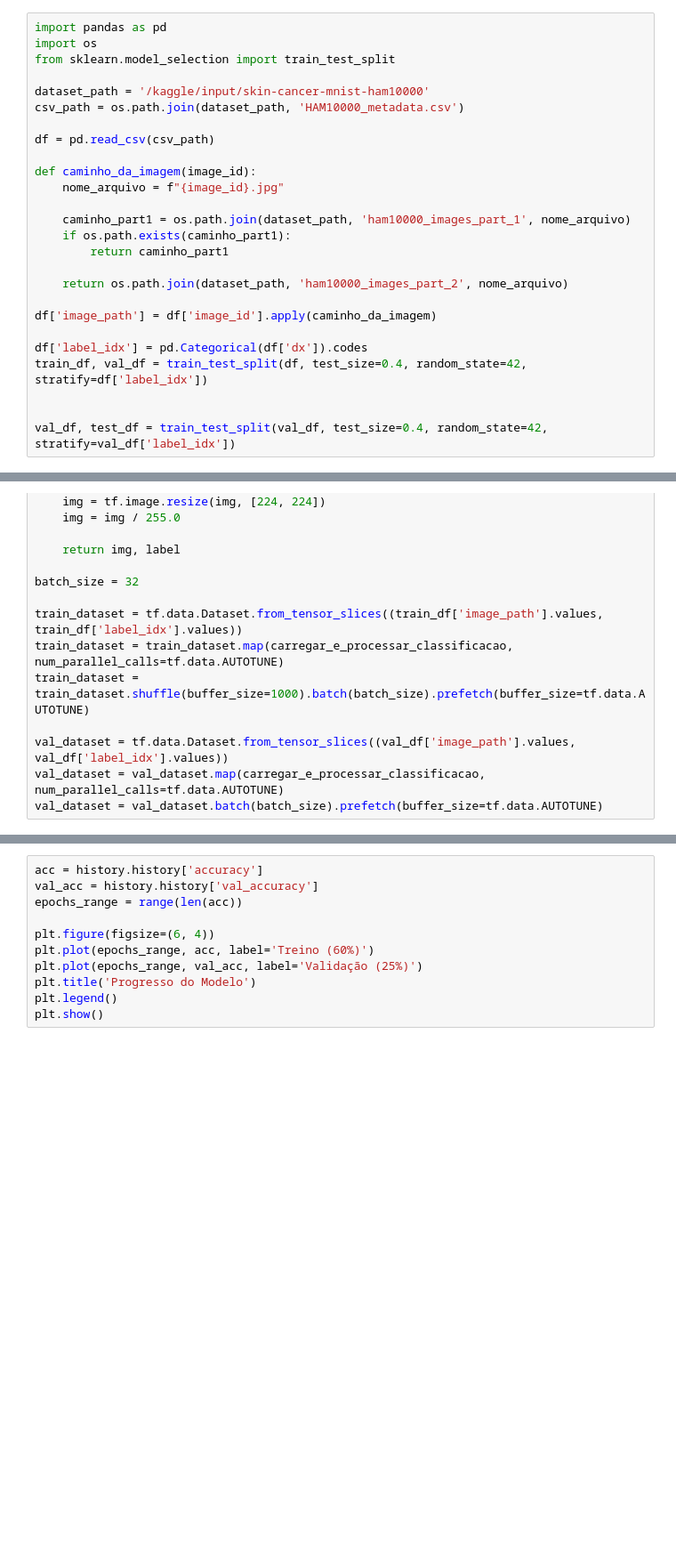
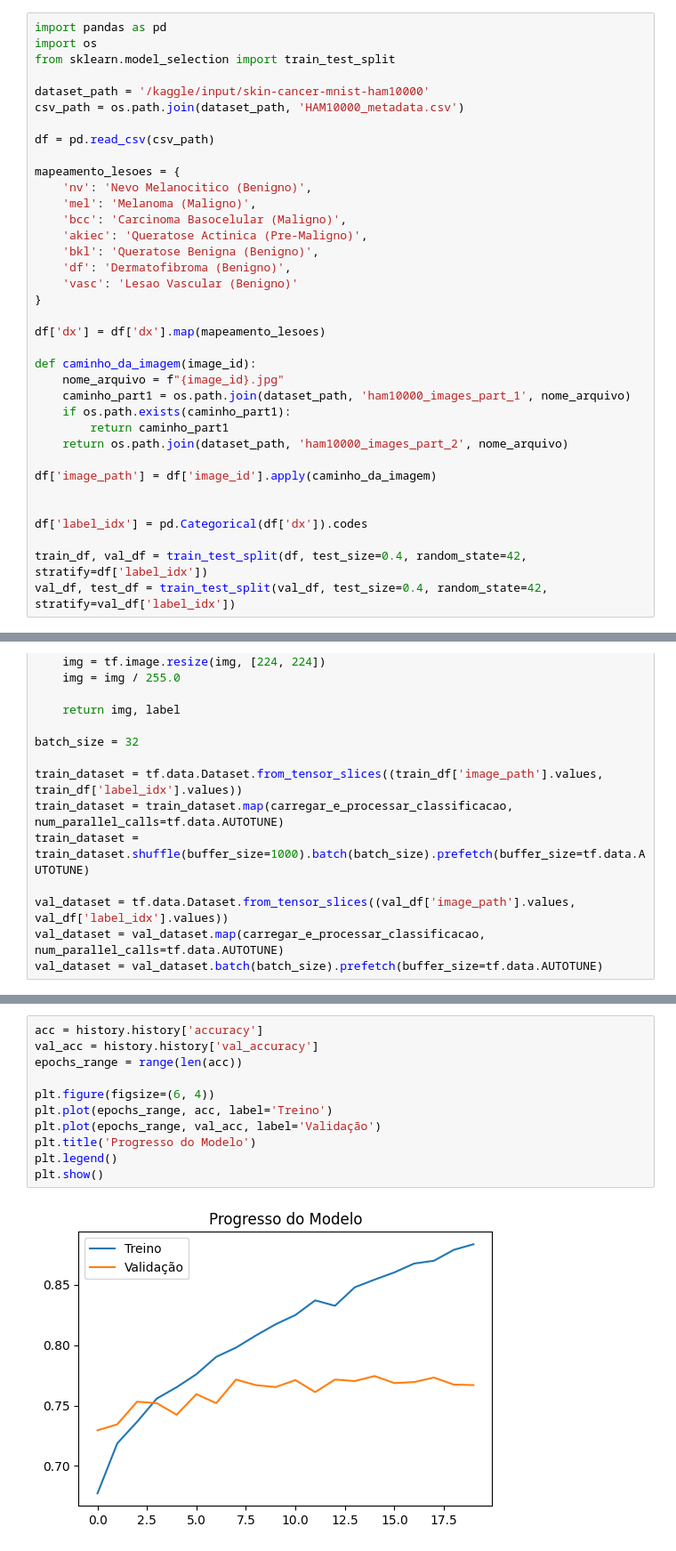
Before and after one commit to Alomyr/Projeto-de-AM-Supervisionado, a Jupyter notebook: src/Notebook/cancer.ipynb, the cells around one changed output, grey strips where cells are left out. Shown at 89% size. Drawn from its saved outputs; the diff is of its cells as text; blank space fills up the shorter version.

```diff
--- a/src/Notebook/cancer.ipynb
+++ b/src/Notebook/cancer.ipynb
@@ -18,21 +23,31 @@ csv_path = os.path.join(dataset_path, 'HAM10000_metadata.csv')
 
 df = pd.read_csv(csv_path)
 
+mapeamento_lesoes = {
+    'nv': 'Nevo Melanocitico (Benigno)',
+    'mel': 'Melanoma (Maligno)',
+    'bcc': 'Carcinoma Basocelular (Maligno)',
+    'akiec': 'Queratose Actinica (Pre-Maligno)',
+    'bkl': 'Queratose Benigna (Benigno)',
+    'df': 'Dermatofibroma (Benigno)',
+    'vasc': 'Lesao Vascular (Benigno)'
+}
+
+df['dx'] = df['dx'].map(mapeamento_lesoes)
+
 def caminho_da_imagem(image_id):
     nome_arquivo = f"{image_id}.jpg"
-
     caminho_part1 = os.path.join(dataset_path, 'ham10000_images_part_1', nome_arquivo)
     if os.path.exists(caminho_part1):
         return caminho_part1
-
     return os.path.join(dataset_path, 'ham10000_images_part_2', nome_arquivo)
 
 df['image_path'] = df['image_id'].apply(caminho_da_imagem)
 
+
 df['label_idx'] = pd.Categorical(df['dx']).codes
+
 train_df, val_df = train_test_split(df, test_size=0.4, random_state=42, stratify=df['label_idx'])
-
-
 val_df, test_df = train_test_split(val_df, test_size=0.4, random_state=42, stratify=val_df['label_idx'])
 # %%
 import tensorflow as tf
@@ -107,14 +161,16 @@ history = model.fit(
 # %%
 acc = history.history['accuracy']
 val_acc = history.history['val_accuracy']
 epochs_range = range(len(acc))
 
 plt.figure(figsize=(6, 4))
-plt.plot(epochs_range, acc, label='Treino (60%)')
-plt.plot(epochs_range, val_acc, label='Validação (25%)')
+plt.plot(epochs_range, acc, label='Treino')
+plt.plot(epochs_range, val_acc, label='Validação')
 plt.title('Progresso do Modelo')
 plt.legend()
 plt.show()
+# %% [output]
+[figure, added]
 # %%
 
 train_df = pd.concat([train_df, val_df], axis=0).sample(frac=1, random_state=42).reset_index(drop=True)
```
Also changed, not shown: parts of 8 cells of this notebook.
